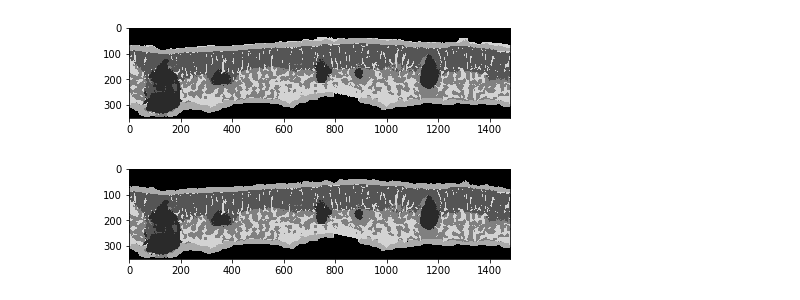
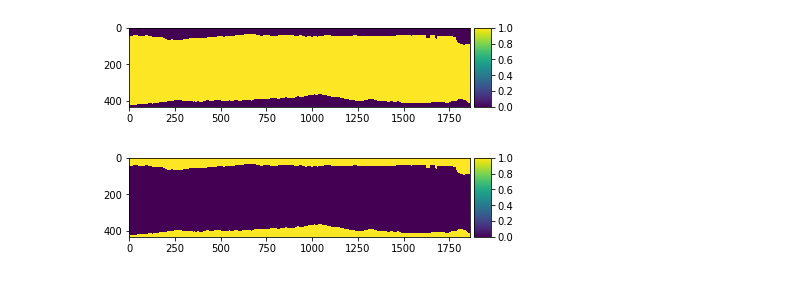
Before and after one commit to masonearles/3DLeafCT, a Jupyter notebook: ML_microCT/jupyter/3DLeafSeg_Postprocess.ipynb, the cells around one changed output. Saved outputs shown, nothing was run; the diff lists cells and outputs as text; code cells hidden in the pictures.

```diff
--- a/ML_microCT/jupyter/3DLeafSeg_Postprocess.ipynb
+++ b/ML_microCT/jupyter/3DLeafSeg_Postprocess.ipynb
@@ -65,0 +64,8 @@ vein = 42
+# %%
+# define pixel values
+epidermis = 42
+spongy = 85
+palisade = 128
+ias = 0
+bg = 212
+vein = 170
@@ -559,8 +234,0 @@ img5[(img4==bg)*(epi_inner_fill==1)] = ias
-# %%
-io.imshow(img4[0,:,:])
-io.show()
-io.imshow(img5[0,:,:])
-io.show()
-# %% [output]
-[figure, removed]
-[figure, removed]
@@ -578,0 +235,9 @@ io.show()
+# %%
+value2 = 200
+io.imshow(epi_in[value2,:,:])
+io.show()
+io.imshow(epi_out[value2,:,:])
+io.show()
+# %% [output]
+[figure, added]
+[figure, added]
```
Also changed, not shown: parts of 52 cells of this notebook, 1 other file.
